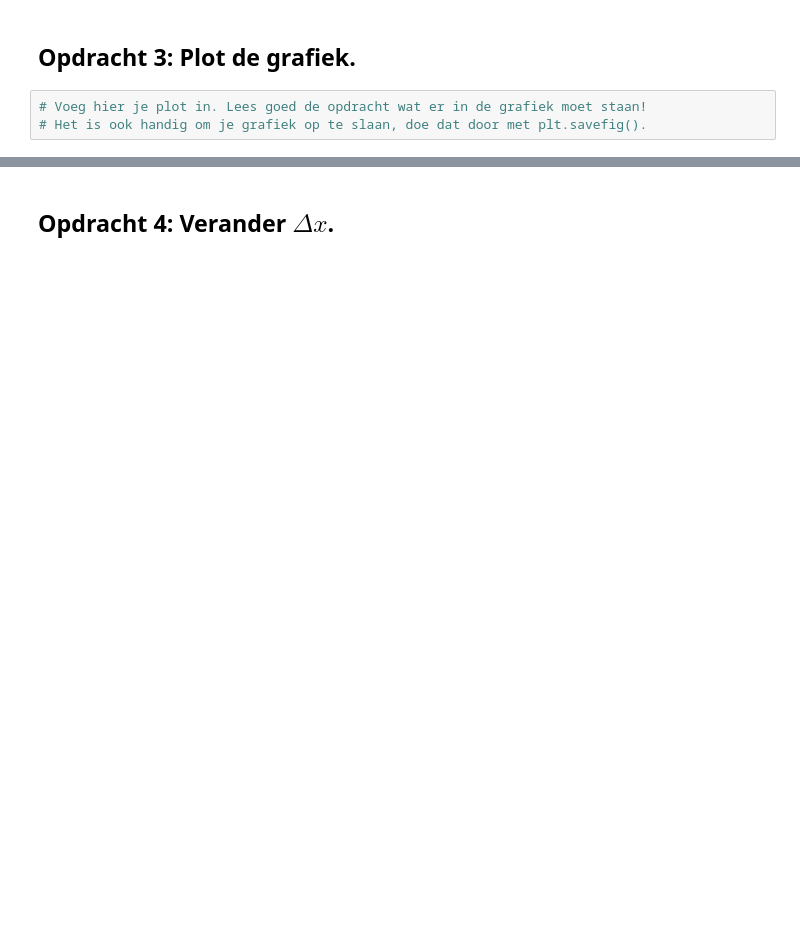
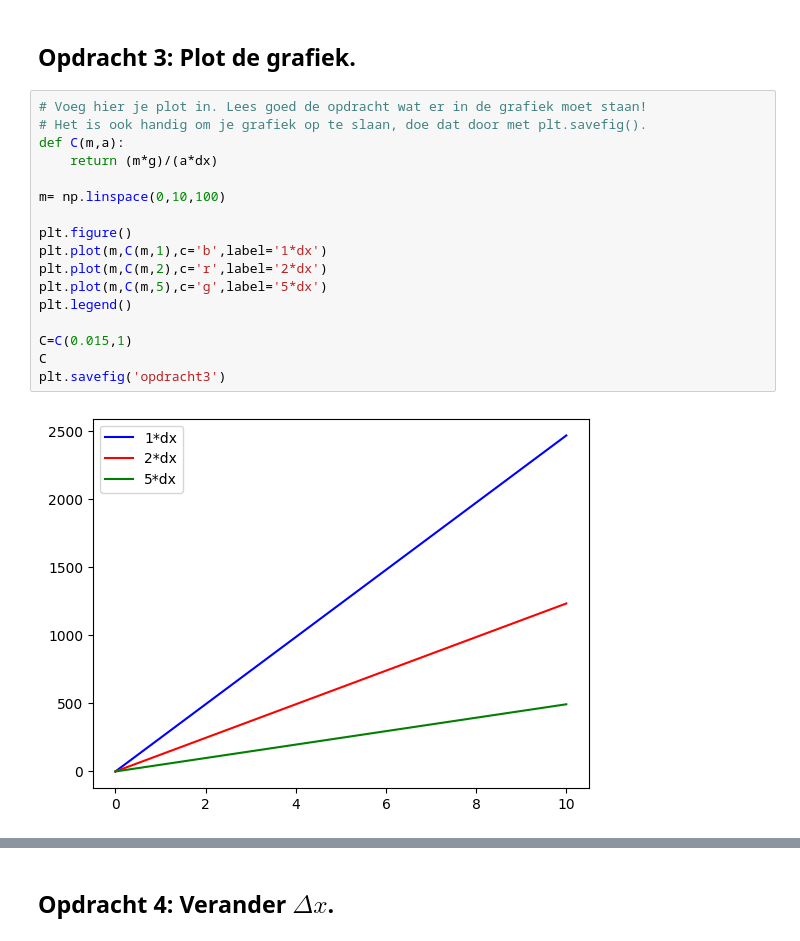
Before and after one commit to sdwijnands/opdrachten-DEF-D, a Jupyter notebook: FysiekeOntwerpopdrachten/5MaakEenOpstellingTrillingsvrij/Ontwerpopdracht5MaakEenOpstellingTrillingsvrijInvulTemplate.ipynb, the cells around one changed output, grey strips where cells are left out. Cells and saved outputs as stored; diff of their text form; blank space fills up the shorter version.

```diff
--- a/FysiekeOntwerpopdrachten/5MaakEenOpstellingTrillingsvrij/Ontwerpopdracht5MaakEenOpstellingTrillingsvrijInvulTemplate.ipynb
+++ b/FysiekeOntwerpopdrachten/5MaakEenOpstellingTrillingsvrij/Ontwerpopdracht5MaakEenOpstellingTrillingsvrijInvulTemplate.ipynb
@@ -55,3 +81,19 @@ Vul onderstaande tabel in:
 # %%
 # Voeg hier je plot in. Lees goed de opdracht wat er in de grafiek moet staan!
 # Het is ook handig om je grafiek op te slaan, doe dat door met plt.savefig().
+def C(m,a):
+    return (m*g)/(a*dx)
+
+m= np.linspace(0,10,100)
+
+plt.figure()
+plt.plot(m,C(m,1),c='b',label='1*dx')
+plt.plot(m,C(m,2),c='r',label='2*dx')
+plt.plot(m,C(m,5),c='g',label='5*dx')
+plt.legend()
+
+C=C(0.015,1)
+C
+plt.savefig('opdracht3')
+# %% [output]
+[figure, added]
```
Also changed, not shown: parts of 13 cells of this notebook, 5 other files.
